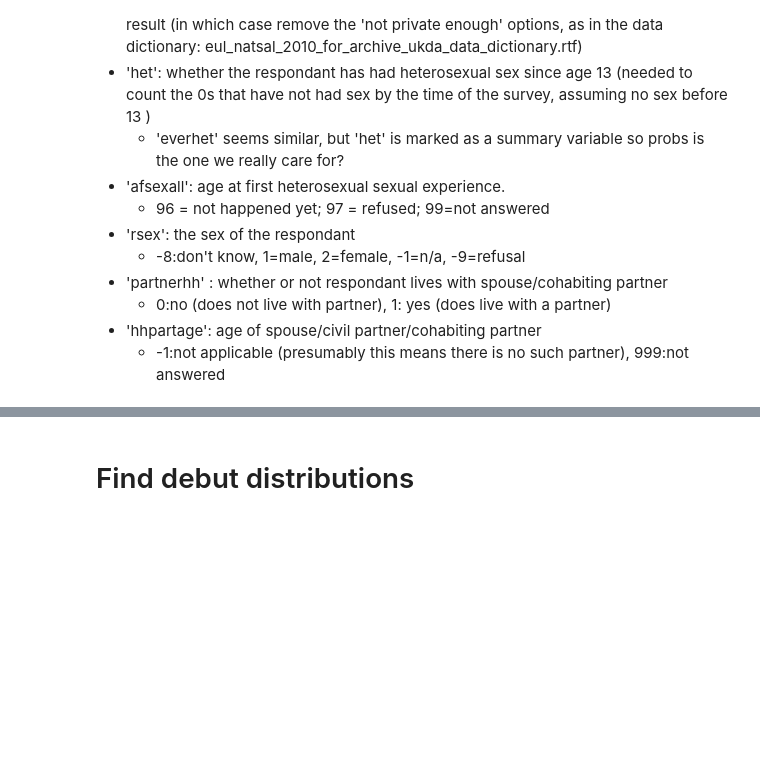
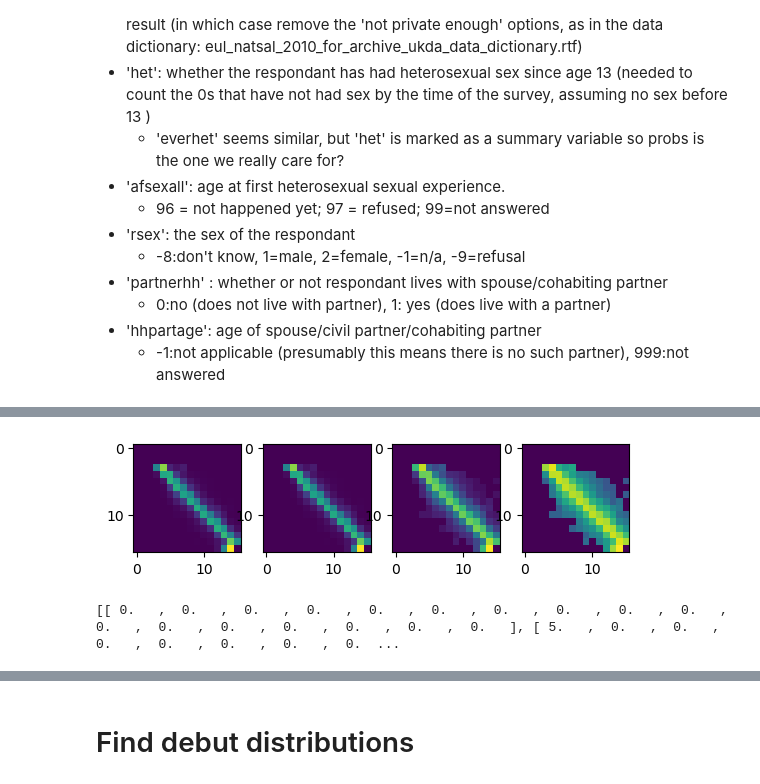
Before and after one commit to fabiansturman/HPVScreeningProject, a Jupyter notebook: literatureAnalysis/Natsal/natsal_analysis.ipynb, the cells around one changed output, grey strips where cells are left out. Saved outputs shown, nothing was run; the diff lists cells and outputs as text; code cells hidden in the pictures; blank space fills up the shorter version.

```diff
--- a/literatureAnalysis/Natsal/natsal_analysis.ipynb
+++ b/literatureAnalysis/Natsal/natsal_analysis.ipynb
@@ -56,0 +63,39 @@ Columns that matter to me:
+# %%
+age_bins = list(range(0,76,5)) #defines the lower bounds of each age
+
+mixing_matrix = np.zeros((len(age_bins), len(age_bins)))
+
+for index, row in tqdm(df.iterrows()):
+    sex = row['rsex']
+    age = row['dage']
+    cohabitorage = row['hhpartage']
+    if sex in [1,2] and 0<age<90 and 0<cohabitorage<150: #ensure we only count 'valid' responses, including discarding 'none' encodings
+        self_bin = np.searchsorted(age_bins, age, side='right') - 1
+        cohabitor_bin = np.searchsorted(age_bins, cohabitorage, side='right') - 1
+        if sex==1: #1==male; mixing matrix defines female in rows, male in columns
+            mixing_matrix[cohabitor_bin, self_bin] += 1
+        else: #in this case, sex is female; mixing matrix has female in rows, male in columns
+            mixing_matrix[self_bin, cohabitor_bin] += 1
+
+#Normalise mixing matrix row-wise to get distributions of male ages preferred by female agents in each age bin
+mixing_matrix = mixing_matrix / mixing_matrix.sum(axis=1, keepdims=True)
+mixing_matrix = np.nan_to_num(mixing_matrix)
+# %%
+def dilate_stochastic_matrix(m, temperature=2):
+    m_unnormalised = m ** (1 / temperature)
+    return m_unnormalised / m_unnormalised.sum()
+# %%
+mixing_matrix_dilation1 = dilate_stochastic_matrix(mixing_matrix, temperature=1)
+mixing_matrix_dilation2 = dilate_stochastic_matrix(mixing_matrix, temperature=2)
+mixing_matrix_dilation5 = dilate_stochastic_matrix(mixing_matrix, temperature=5)
+# %%
+fig, axs = plt.subplots(1,4)
+
+axs[0].imshow(mixing_matrix)
+axs[1].imshow(mixing_matrix_dilation1)
+axs[2].imshow(mixing_matrix_dilation2)
+axs[3].imshow(mixing_matrix_dilation5)
+
+plt.show()
+# %% [output]
+[figure, added]
@@ -56,0 +113,5 @@ Columns that matter to me:
+# %%
+with np.printoptions(suppress=True):
+    print(np.array2string(married_matrix_natsal, separator=', ', precision=3, max_line_width=1_000).replace("\n", ""))
+# %% [output]
+[[ 0.   ,  0.   ,  0.   ,  0.   ,  0.   ,  0.   ,  0.   ,  0.   ,  0.   ,  0.   ,  0.   ,  0.   ,  0.   ,  0.   ,  0.   ,  0.   ,  0.   ], [ 5.   ,  0.   ,  0.   ,  0.   ,  0.   ,  0.   ,  0.   ,  0.  ...
```
Also changed, not shown: parts of 7 cells of this notebook, 7 other files.
